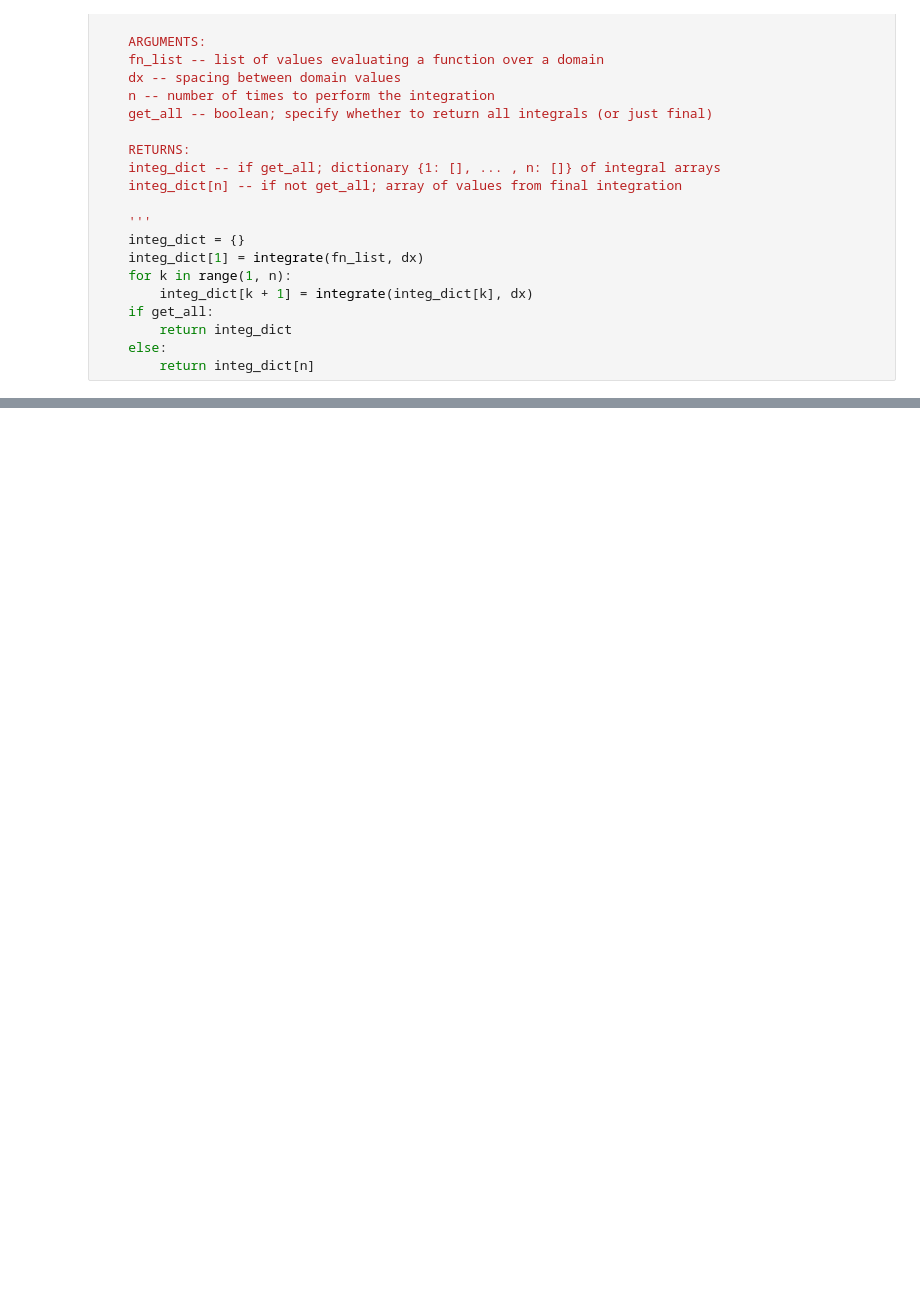
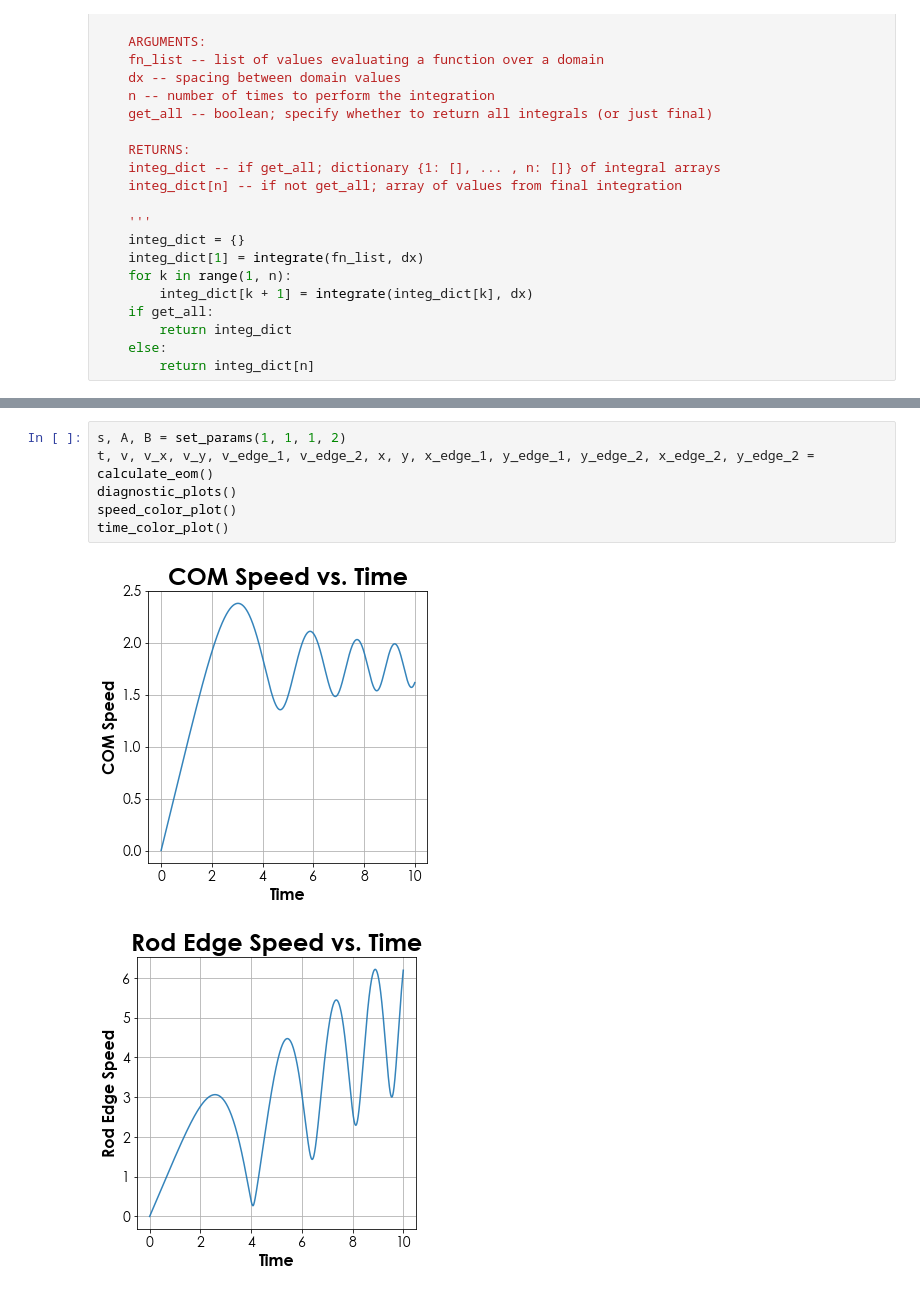
Before and after one commit to chrismbryant/euler-spiral, a Jupyter notebook: magic_rocket_rod.ipynb, the cells around one changed output, grey strips where cells are left out. Saved outputs shown, nothing was run; the diff lists cells and outputs as text; blank space fills up the shorter version.

```diff
--- a/magic_rocket_rod.ipynb
+++ b/magic_rocket_rod.ipynb
@@ -162,0 +237,9 @@ make_plot([[x, y], [x_edge_1, y_edge_1], [x_edge_2, y_edge_2]], square = True)
+# %%
+s, A, B = set_params(1, 1, 1, 2)
+t, v, v_x, v_y, v_edge_1, v_edge_2, x, y, x_edge_1, y_edge_1, y_edge_2, x_edge_2, y_edge_2 = calculate_eom()
+diagnostic_plots()
+speed_color_plot()
+time_color_plot()
+# %% [output]
+[figure, added]
+[figure, added]
```
Also changed, not shown: parts of 6 cells of this notebook.
